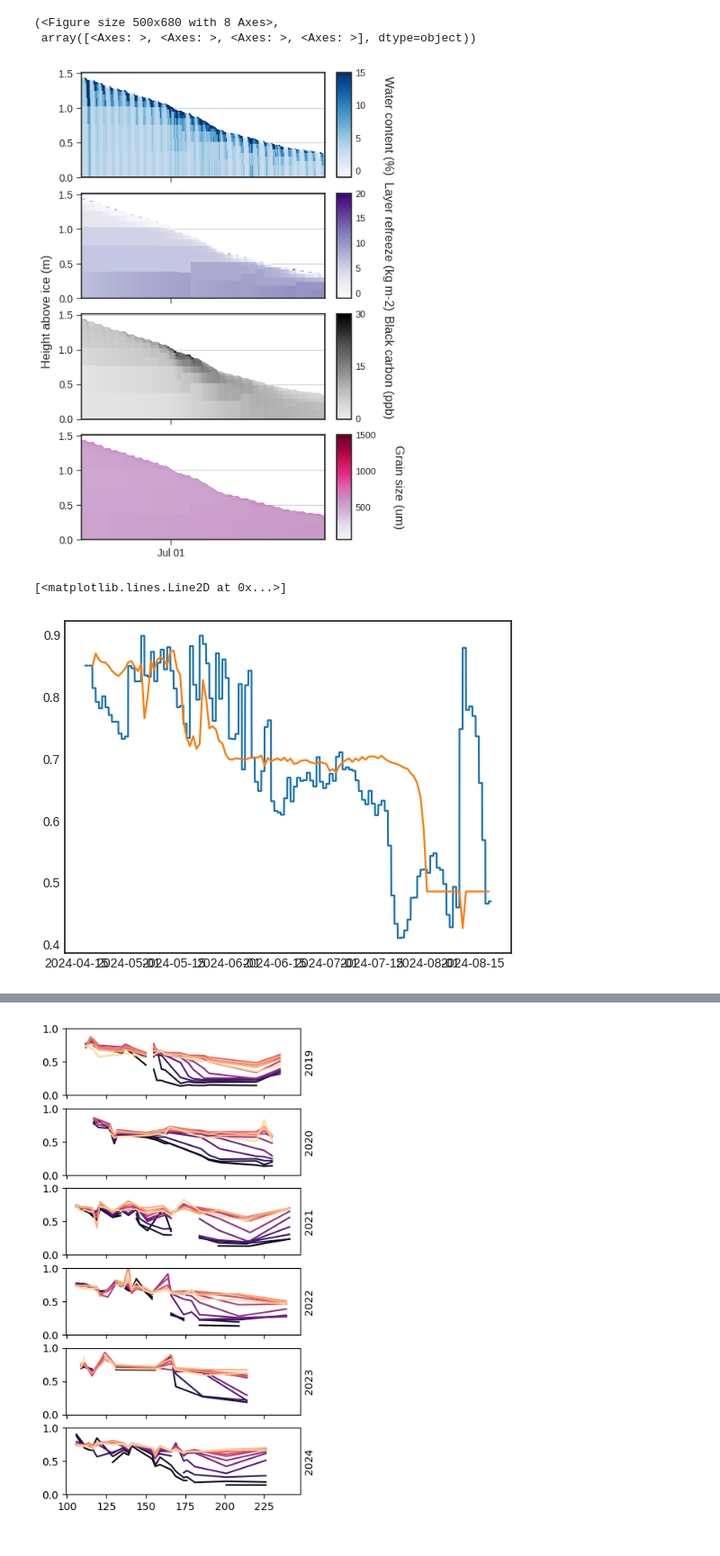
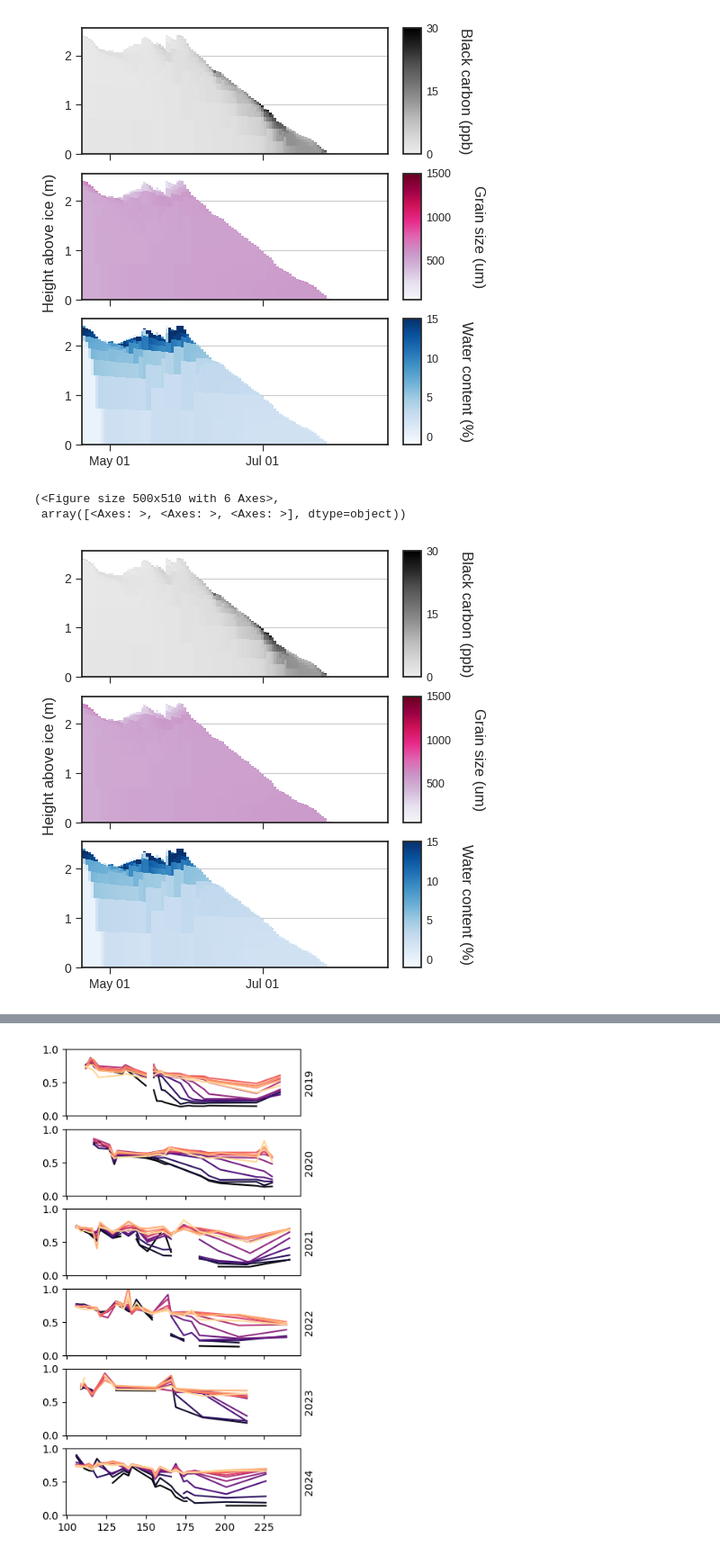
Before and after one commit to clairevwilson/PEBSI, a Jupyter notebook: compare_rs_albedo.ipynb, the cells around one changed output, grey strips where cells are left out. Shown at 90% size. Saved outputs shown, nothing was run; the diff lists cells and outputs as text; code cells hidden in the pictures.

```diff
--- a/compare_rs_albedo.ipynb
+++ b/compare_rs_albedo.ipynb
@@ -12,32 +13,16 @@ import os
 
 colors = ['#63c4c7','#fcc02e','#4D559C','#60C252','#BF1F6A',
               '#F77808','#298282','#999999','#FF89B0','#427801']
-# %%
-ds = xr.open_dataset('../Output/gulkanaB_2025_12_02_2.nc')
-from pebsi.processing.plotting_fxns import *
-dates = pd.date_range('2024-06-20','2024-07-20', freq='h')
-visualize_layers(ds, dates, ['layerwater','layerrefreeze','layerBC','layergrainsize'])
-# visualize_layers(ds, dates, ['layertemp'], plot_ice=True, ylim=(190, 203))
-# %% [output]
-(<Figure size 500x680 with 8 Axes>,
- array([<Axes: >, <Axes: >, <Axes: >, <Axes: >], dtype=object))
-[figure, removed]
-# %%
-dep = xr.open_dataset('../climate_data/MERRA2/BCDP002/MERRA2_BCDP002_gulkana_alltime.nc')
-dep = dep.sel(time=slice('2024-04-20','2024-08-20'))
-dep = dep.resample(time='d').sum()
-ds = xr.open_dataset('../Output/gulkanaB_2025_12_02_1.nc')
-df = pd.read_csv('../climate_data/AWS/Processed/gulkana/gulkana2024_walbedo.csv', parse_dates=True, index_col=0)
-plt.plot(df.index, df.albedo)
-ds = ds.sel(time=pd.date_range('2024-04-20','2024-08-20'))
-plt.plot(ds.time, ds.albedo)
-# fig, (ax1,ax2, ax3) = plt.subplots(3, sharex=True)
-# ax1.plot(ds.time, ds.layerBC.isel(layer=0))
-# ax2.plot(dep.time, dep.BCDP002.values)
-# ax3.scatter(ds.albedo, ds.isel(layer=0).where(ds['layergrainsize'].isel(layer=0) < 1500).layergrainsize)
-# ax2.scatter(ds.albedo, ds.layerBC.isel(layer=0))
-# ax3.set_ylim(0, 800)
-# plt.show()
-# %% [output]
-[<matplotlib.lines.Line2D at 0x...>]
-[figure, removed]
+# %%
+dates = pd.date_range('2024-04-20','2024-08-20')
+
+ds_good = xr.open_dataset('../Output/gulkanaB_2025_12_04_1.nc')
+visualize_layers(ds, dates, ['layerBC','layergrainsize','layerwater'])
+plt.show()
+ds = xr.open_dataset('/trace/group/rounce/cvwilson/Output/gulkanaB_2025_12_04_base_long_0.nc')
+visualize_layers(ds, dates, ['layerBC','layergrainsize','layerwater'])
+# %% [output]
+[figure, added]
+(<Figure size 500x510 with 6 Axes>,
+ array([<Axes: >, <Axes: >, <Axes: >], dtype=object))
+[figure, added]
```
Also changed, not shown: parts of 8 cells of this notebook.
